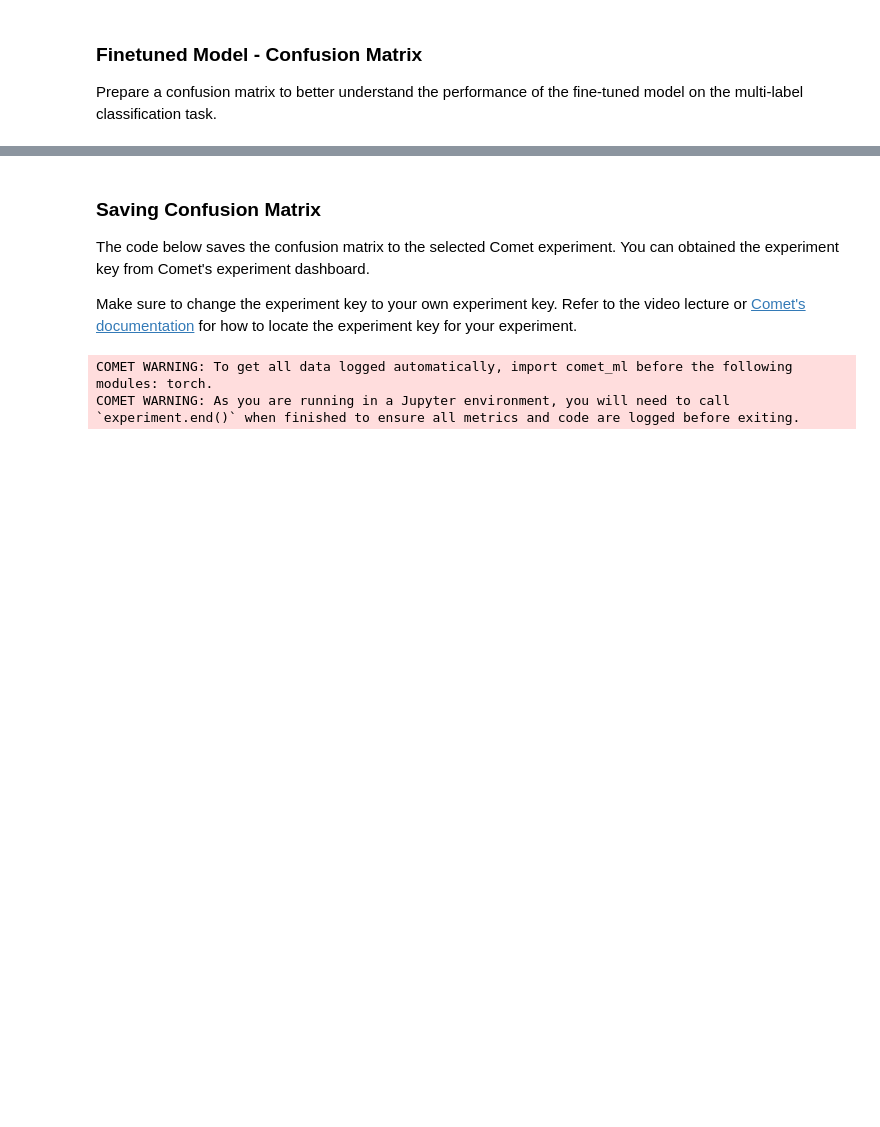
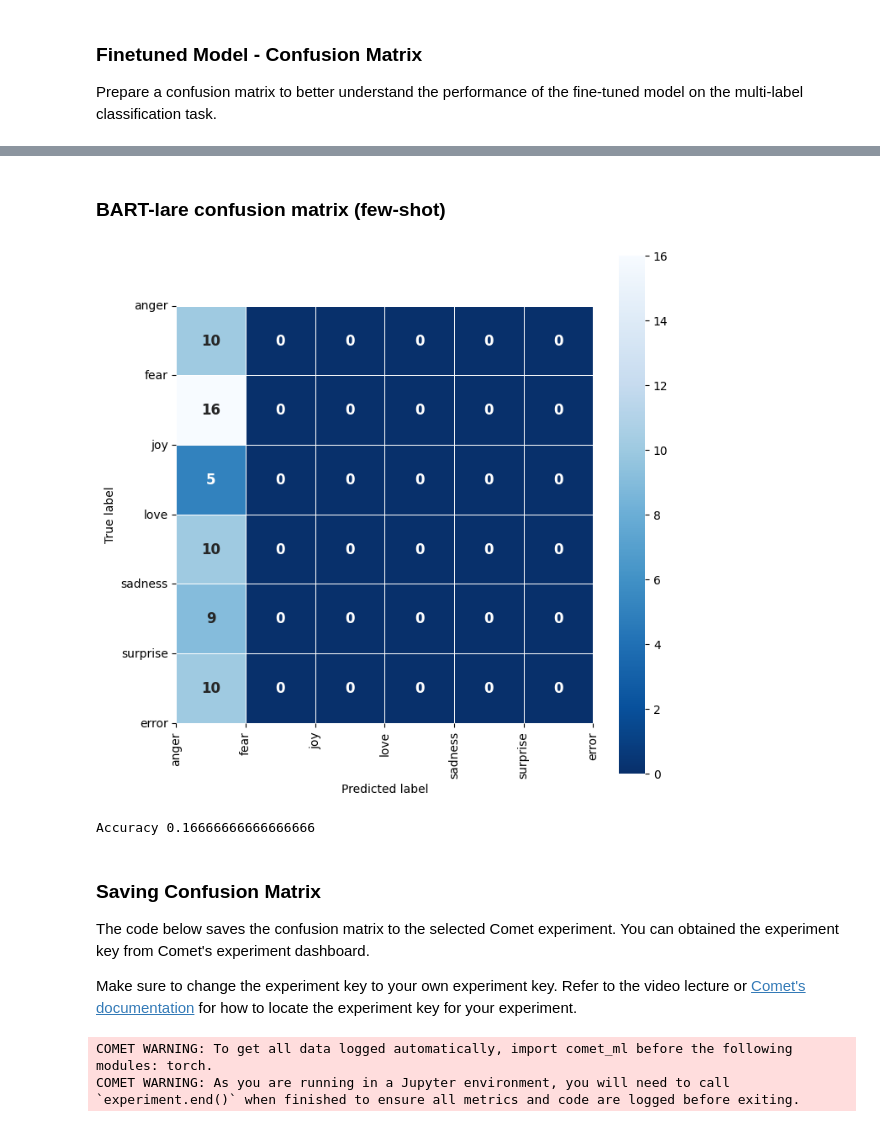
Before and after one commit to gonzaq94/llm_tutorials, a Jupyter notebook: notebooks/4_evaluation.ipynb, the cells around one changed output, grey strips where cells are left out. Cells and saved outputs as stored; diff of their text form; code cells hidden in the pictures; blank space fills up the shorter version.

```diff
--- a/notebooks/4_evaluation.ipynb
+++ b/notebooks/4_evaluation.ipynb
@@ -166,3 +454,63 @@ plt.yticks(tick_marks, list(completion_map_string.values()), rotation="horizonta
+# %% [markdown]
+### BART-lare confusion matrix (few-shot)
+# %%
+# confusion matrix (logged to experiments as well)
+
+from sklearn.metrics import confusion_matrix
+import seaborn as sns
+import matplotlib.pyplot as plt
+
+# map completion labels to integers
+completion_map = {
+    "anger": 0,
+    "fear": 1,
+    "joy": 2,
+    "love": 3,
+    "sadness": 4,
+    "surprise": 5,
+    "error": 6
+}
+
+# mapper back to string labels
+completion_map_string = {
+    0: "anger",
+    1: "fear",
+    2: "joy",
+    3: "love",
+    4: "sadness",
+    5: "surprise",
+    6: "error"
+}
+
+# Convert completions to integers
+actual_completions_int = [completion_map[completion] for completion in actual_completions]
+bart_few_shot_completions_int = [6 if completion not in completion_map.keys() else completion_map[completion] for completion in bart_few_shot_completions]
+
+# Compute confusion matrix
+cm = confusion_matrix(actual_completions_int, bart_few_shot_completions_int)
+
+# Plot confusion matrix
+plt.figure(figsize=(8, 8))
+sns.heatmap(cm, annot=True, fmt=".0f", linewidths=0.5, square=True, cmap="Blues_r",
+            annot_kws={"size": 12, "weight": 'bold', "ha": 'center', "va": 'center'})
+
+# Add emotion labels to confusion matrix
+plt.ylabel("True label")
+plt.xlabel("Predicted label")
+
+# Annotate the confusion matrix with completion labels
+tick_marks = [i for i in range(len(completion_map_string))]
+plt.xticks(tick_marks, list(completion_map_string.values()), rotation="vertical")
+plt.yticks(tick_marks, list(completion_map_string.values()), rotation="horizontal")
+
+plt.show()
+
+# calculate accuracy
+acc = (np.array(actual_completions_int) == np.array(bart_few_shot_completions_int)).sum() / len(actual_completions_int)
+print(f"Accuracy {acc}")
+# %% [output]
+[figure, added]
+Accuracy 0.16666666666666666
 # %% [markdown]
 ### Saving Confusion Matrix
 
```
Also changed, not shown: parts of 17 cells of this notebook.
